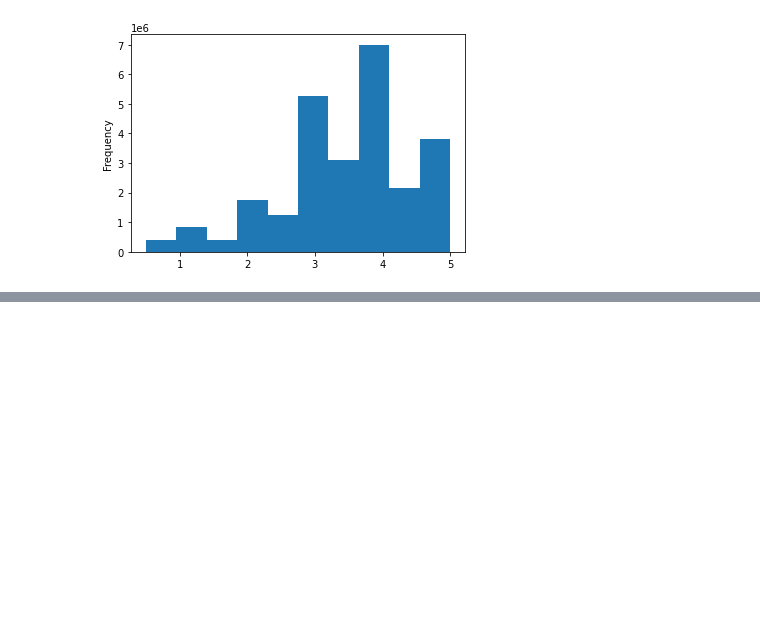
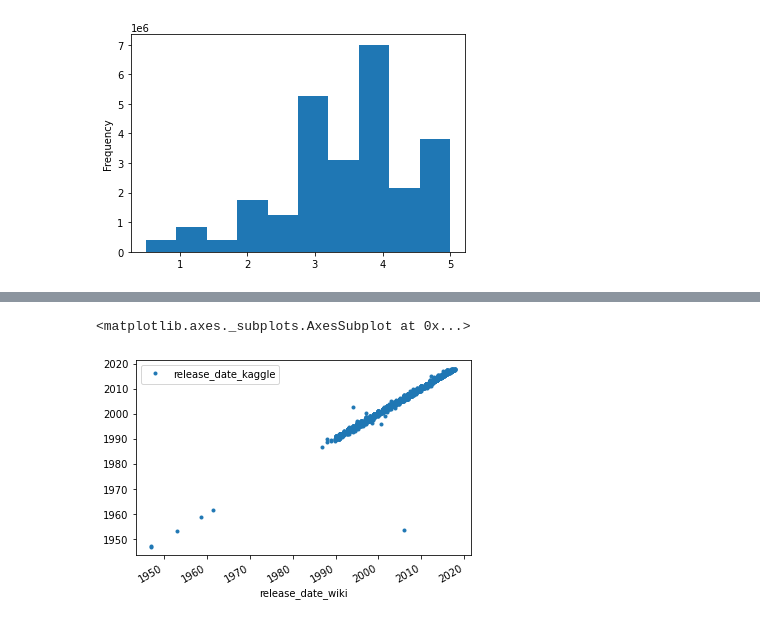
Before and after one commit to Nickguild1993/Movies_database_ETL, a Jupyter notebook: wikipedia_movies_extraction.ipynb, the cells around one changed output, grey strips where cells are left out. Cells and saved outputs as stored; diff of their text form; code cells hidden in the pictures; blank space fills up the shorter version.

```diff
--- a/wikipedia_movies_extraction.ipynb
+++ b/wikipedia_movies_extraction.ipynb
@@ -2116,0 +2209,19 @@ Name: rating, dtype: float64
+# %%
+### RELEASE DATE ### (wiki: release_date_wiki, kaggle: release_date_kaggle)
+# can directly make a scatterplot here b/c scatterplots only work with numerical data.
+
+# workaround: use a regular LINE PLOT (which can plot date data) and change the style to only put dots
+# by adding: style = "." to the plot() method
+
+movies_df[['release_date_wiki','release_date_kaggle']].plot(x='release_date_wiki', y='release_date_kaggle', style='.')
+
+
+# the_list = list(movies_df)
+# the_list
+
+# movies_df["Release date"]- wiki
+
+# movies_df["release_date_kaggle"]- kaggle
+# %% [output]
+<matplotlib.axes._subplots.AxesSubplot at 0x...>
+[figure, added]
```
Also changed, not shown: parts of 55 cells of this notebook.
